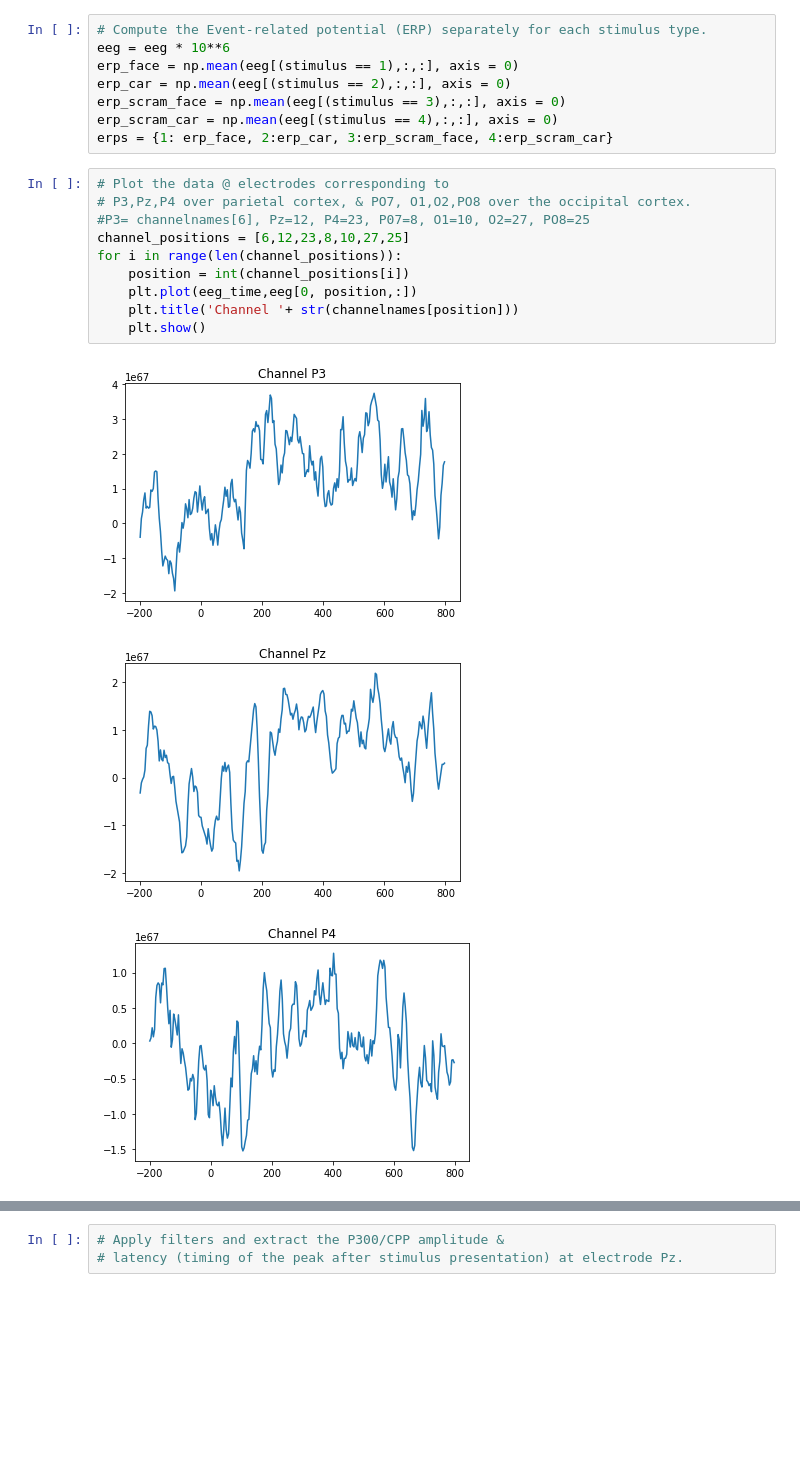
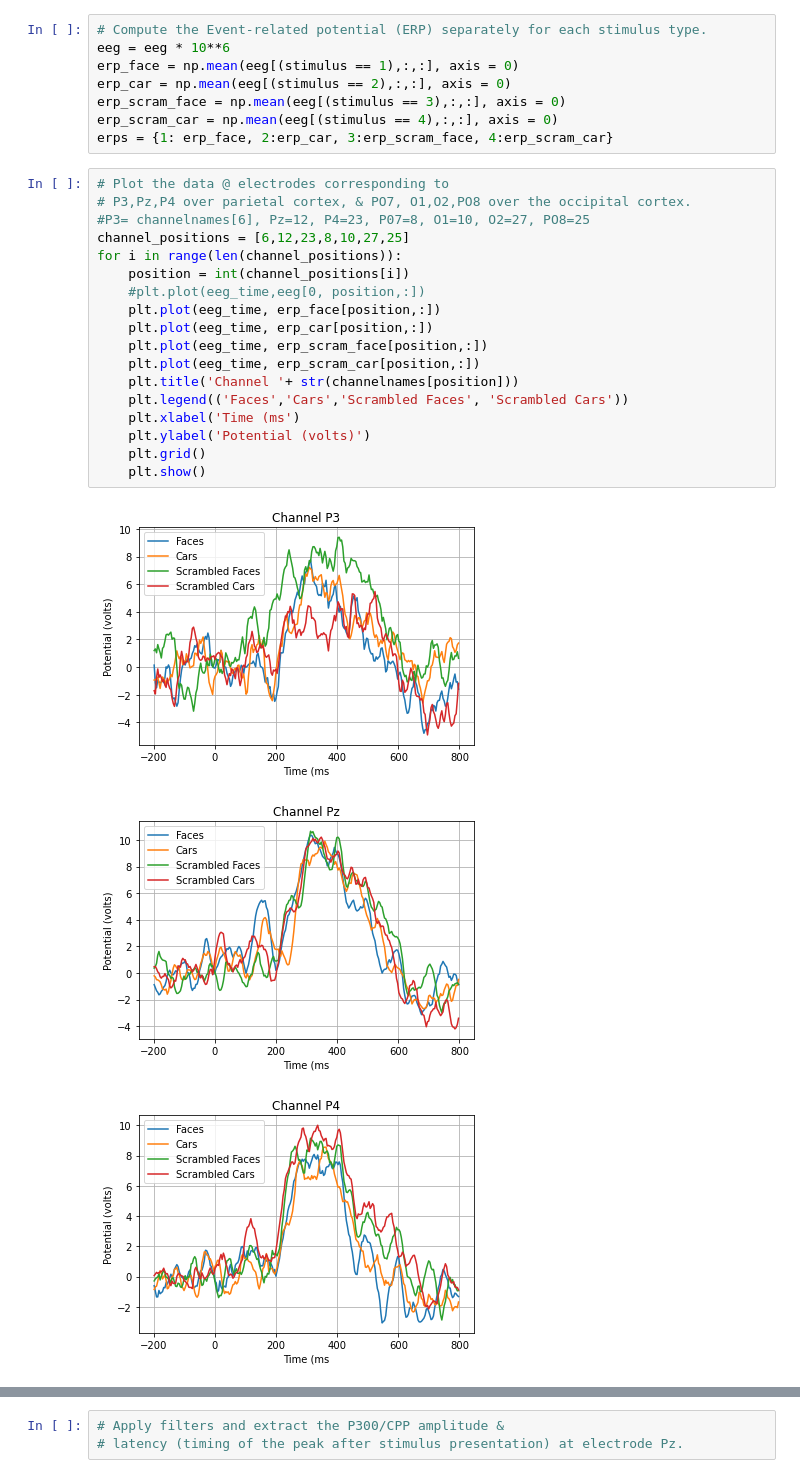
Before and after one commit to joshuazempoalteca/COGS108, a Jupyter notebook: Exercises/Exercise3.ipynb, the cells around one changed output, grey strips where cells are left out. Drawn from its saved outputs; the diff is of its cells as text; blank space fills up the shorter version.

```diff
--- a/Exercises/Exercise3.ipynb
+++ b/Exercises/Exercise3.ipynb
@@ -82,14 +85,22 @@ erps = {1: erp_face, 2:erp_car, 3:erp_scram_face, 4:erp_scram_car}
 # %%
 # Plot the data @ electrodes corresponding to
 # P3,Pz,P4 over parietal cortex, & PO7, O1,O2,PO8 over the occipital cortex.
 #P3= channelnames[6], Pz=12, P4=23, P07=8, O1=10, O2=27, PO8=25
 channel_positions = [6,12,23,8,10,27,25]
 for i in range(len(channel_positions)):
     position = int(channel_positions[i])
-    plt.plot(eeg_time,eeg[0, position,:])
+    #plt.plot(eeg_time,eeg[0, position,:])
+    plt.plot(eeg_time, erp_face[position,:])
+    plt.plot(eeg_time, erp_car[position,:])
+    plt.plot(eeg_time, erp_scram_face[position,:])
+    plt.plot(eeg_time, erp_scram_car[position,:])
     plt.title('Channel '+ str(channelnames[position]))
+    plt.legend(('Faces','Cars','Scrambled Faces', 'Scrambled Cars'))
+    plt.xlabel('Time (ms')
+    plt.ylabel('Potential (volts)')
+    plt.grid()
     plt.show()
 # %% [output]
-[figure, old version]
+[figure, new version]
-[figure, old version]
+[figure, new version]
-[figure, old version]
+[figure, new version]
```
Also changed, not shown: parts of 2 cells of this notebook.
